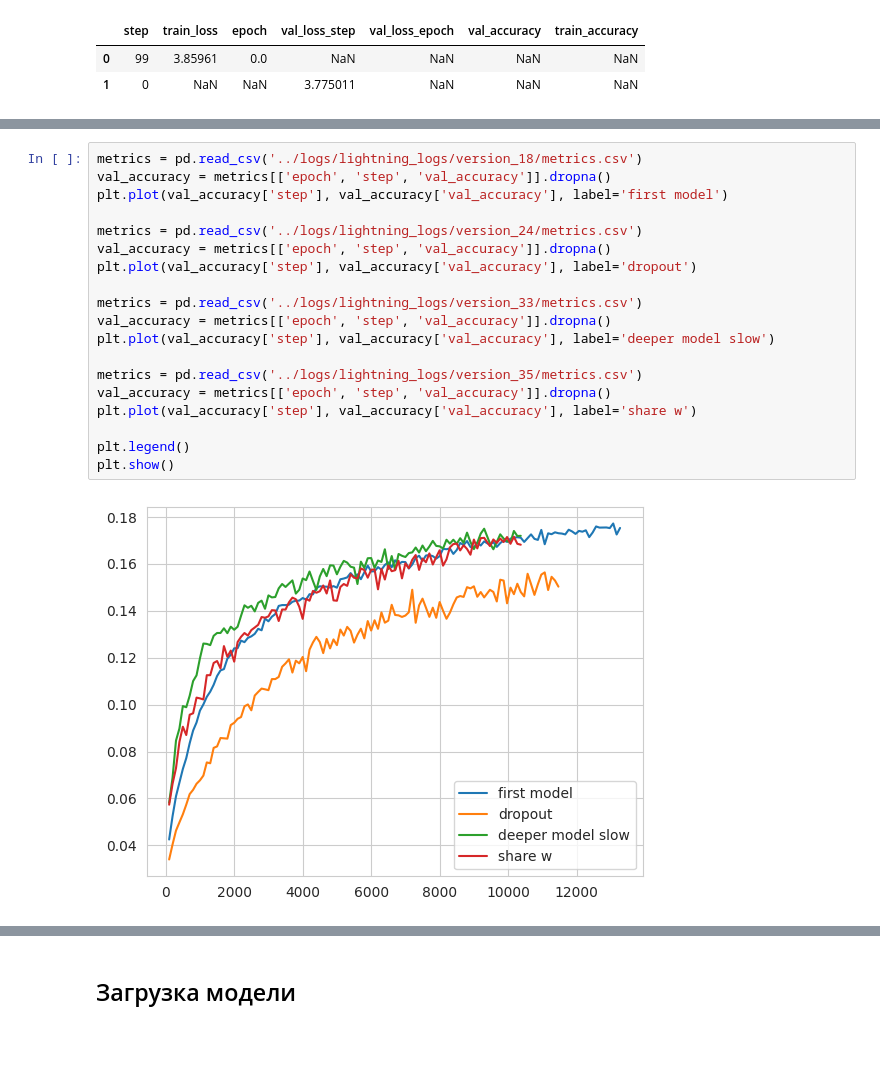
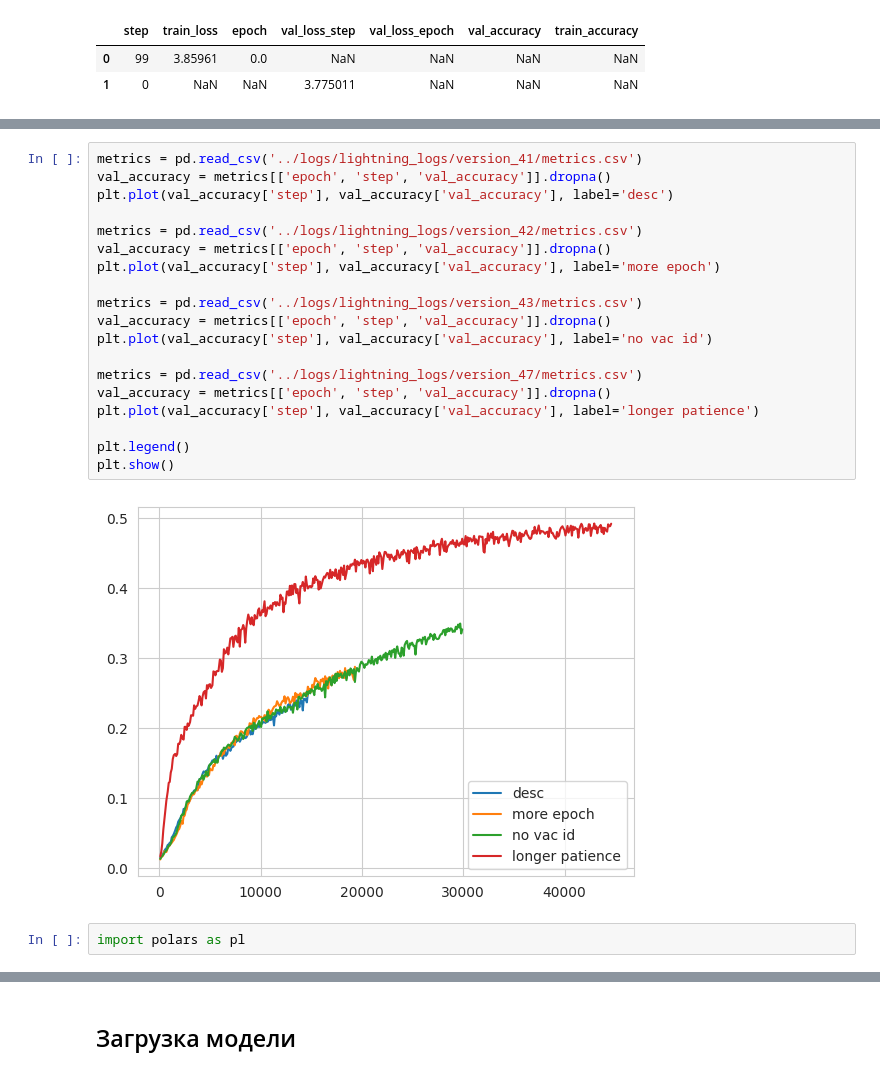
Before and after one commit to roma1n/hh-recsys-cometition, a Jupyter notebook: notebooks/model_application.ipynb, the cells around one changed output, grey strips where cells are left out. Saved outputs shown, nothing was run; the diff lists cells and outputs as text; blank space fills up the shorter version.

```diff
--- a/notebooks/model_application.ipynb
+++ b/notebooks/model_application.ipynb
@@ -44,21 +44,23 @@ plt.show()
 # %%
-metrics = pd.read_csv('../logs/lightning_logs/version_18/metrics.csv')
+metrics = pd.read_csv('../logs/lightning_logs/version_41/metrics.csv')
 val_accuracy = metrics[['epoch', 'step', 'val_accuracy']].dropna()
-plt.plot(val_accuracy['step'], val_accuracy['val_accuracy'], label='first model')
+plt.plot(val_accuracy['step'], val_accuracy['val_accuracy'], label='desc')
 
-metrics = pd.read_csv('../logs/lightning_logs/version_24/metrics.csv')
+metrics = pd.read_csv('../logs/lightning_logs/version_42/metrics.csv')
 val_accuracy = metrics[['epoch', 'step', 'val_accuracy']].dropna()
-plt.plot(val_accuracy['step'], val_accuracy['val_accuracy'], label='dropout')
+plt.plot(val_accuracy['step'], val_accuracy['val_accuracy'], label='more epoch')
 
-metrics = pd.read_csv('../logs/lightning_logs/version_33/metrics.csv')
+metrics = pd.read_csv('../logs/lightning_logs/version_43/metrics.csv')
 val_accuracy = metrics[['epoch', 'step', 'val_accuracy']].dropna()
-plt.plot(val_accuracy['step'], val_accuracy['val_accuracy'], label='deeper model slow')
+plt.plot(val_accuracy['step'], val_accuracy['val_accuracy'], label='no vac id')
 
-metrics = pd.read_csv('../logs/lightning_logs/version_35/metrics.csv')
+metrics = pd.read_csv('../logs/lightning_logs/version_47/metrics.csv')
 val_accuracy = metrics[['epoch', 'step', 'val_accuracy']].dropna()
-plt.plot(val_accuracy['step'], val_accuracy['val_accuracy'], label='share w')
+plt.plot(val_accuracy['step'], val_accuracy['val_accuracy'], label='longer patience')
 
 plt.legend()
 plt.show()
 # %% [output]
-[figure, old version]
+[figure, new version]
+# %%
+import polars as pl
```
Also changed, not shown: parts of 35 cells of this notebook, 10 other files.
